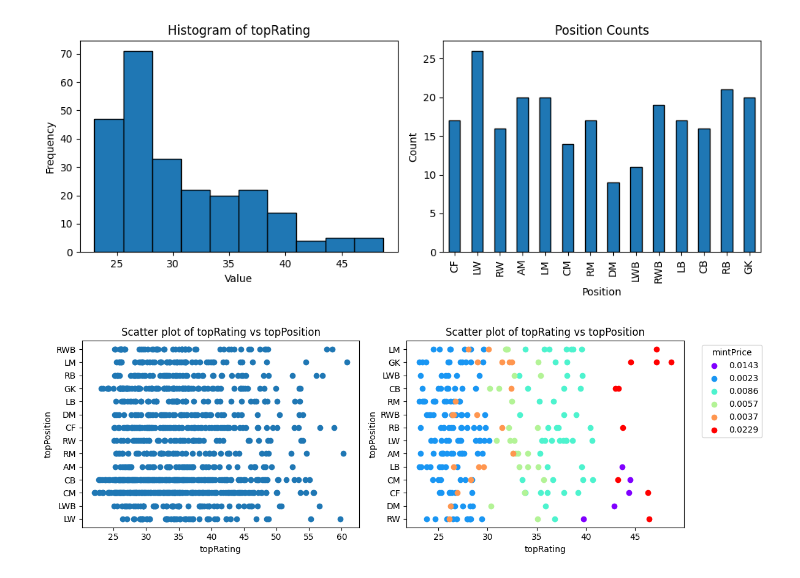
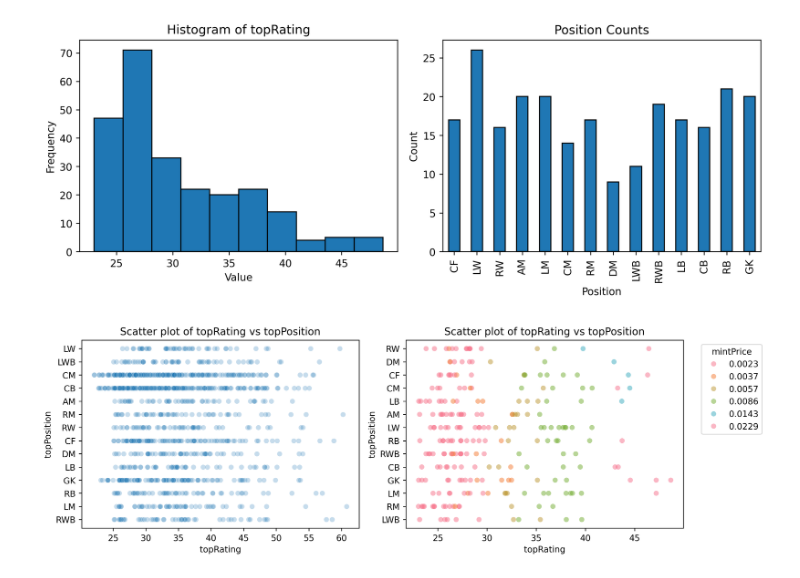
Before and after one commit to Sohojoe/footium_api, a Jupyter notebook: notebooks/players.ipynb, the cells around one changed output. Drawn from its saved outputs; the diff is of its cells as text; code cells hidden in the pictures.

```diff
--- a/notebooks/players.ipynb
+++ b/notebooks/players.ipynb
@@ -1,12 +1,14 @@
 # %%
 from footium_api import GqlConnection, CachedGqlConnection
 from footium_api.queries import get_players
+import seaborn as sns
 import matplotlib.pyplot as plt
 import numpy as np
 import pandas as pd
 
 gql_uncached = GqlConnection()
 gql = CachedGqlConnection(gql_uncached, ttl=60*60*24)
+plt.rcParams['figure.dpi'] = 254
 # %%
 owners = [
     1164,
@@ -152,30 +154,22 @@ plt.show()
 # %% [output]
 [figure]
 # %%
-fig, axs = plt.subplots(1, 2, figsize=(12, 4))  # Increase the figure size
+fig, axs = plt.subplots(1, 2, figsize=(12, 4))
 
-# Scatter plot
-axs[0].scatter(players['topRating'], players['topPosition'])
+# Scatter plot for `players`
+sns.scatterplot(x='topRating', y='topPosition', data=players, ax=axs[0], alpha=0.25)
 axs[0].set_title('Scatter plot of topRating vs topPosition')
 axs[0].set_xlabel('topRating')
 axs[0].set_ylabel('topPosition')
 
-# Get unique positions and assign each one a color
-prices = academy_players['mintPrice'].unique()
-colors = plt.cm.rainbow(np.linspace(0, 1, len(prices)))
-color_dict = dict(zip(prices, colors))
-
-# Scatter plot with different colors for each 'topPosition'
-for position in prices:
-    subset = academy_players[academy_players['mintPrice'] == position]
-    axs[1].scatter(subset['topRating'], subset['topPosition'], c=[color_dict[position]], label=position)
-
+# Scatter plot for `academy_players` with different colors for each 'mintPrice'
+sns.scatterplot(x='topRating', y='topPosition', hue='mintPrice', palette='husl', edgecolor='none', data=academy_players, ax=axs[1], alpha=0.5)
 axs[1].set_title('Scatter plot of topRating vs topPosition')
 axs[1].set_xlabel('topRating')
 axs[1].set_ylabel('topPosition')
 axs[1].legend(title='mintPrice', bbox_to_anchor=(1.05, 1), loc='upper left')  # Move the legend to the right
 
 plt.tight_layout()  # Adjust the layout
 plt.show()
 # %% [output]
-[figure, old version]
+[figure, new version]
```
Also changed, not shown: parts of 3 cells of this notebook, 1 other file.
